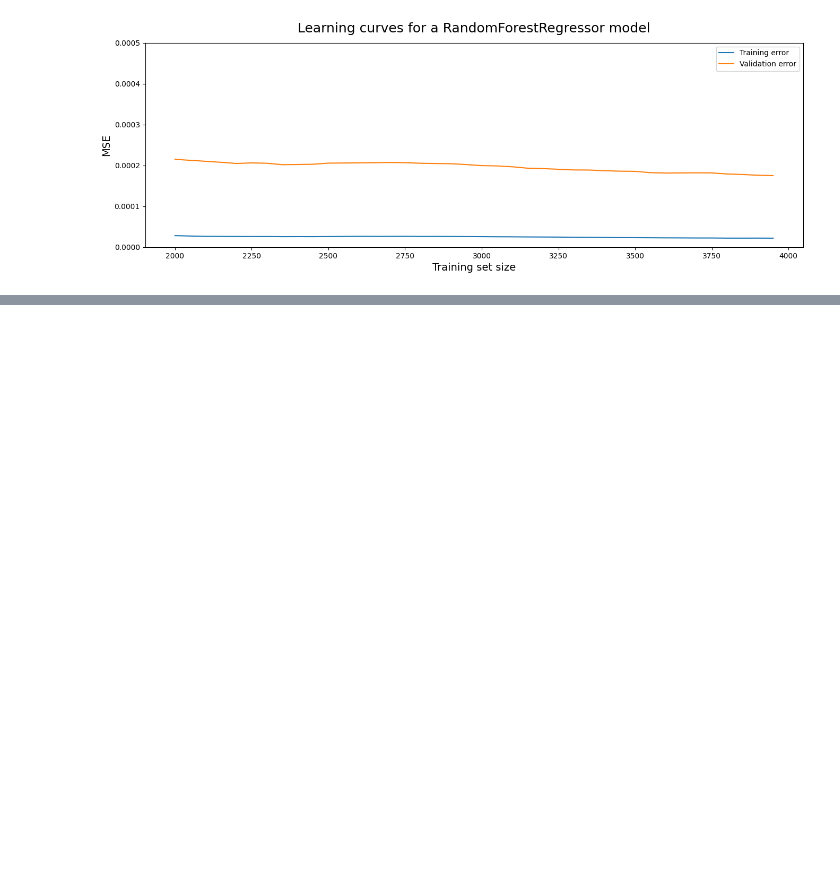
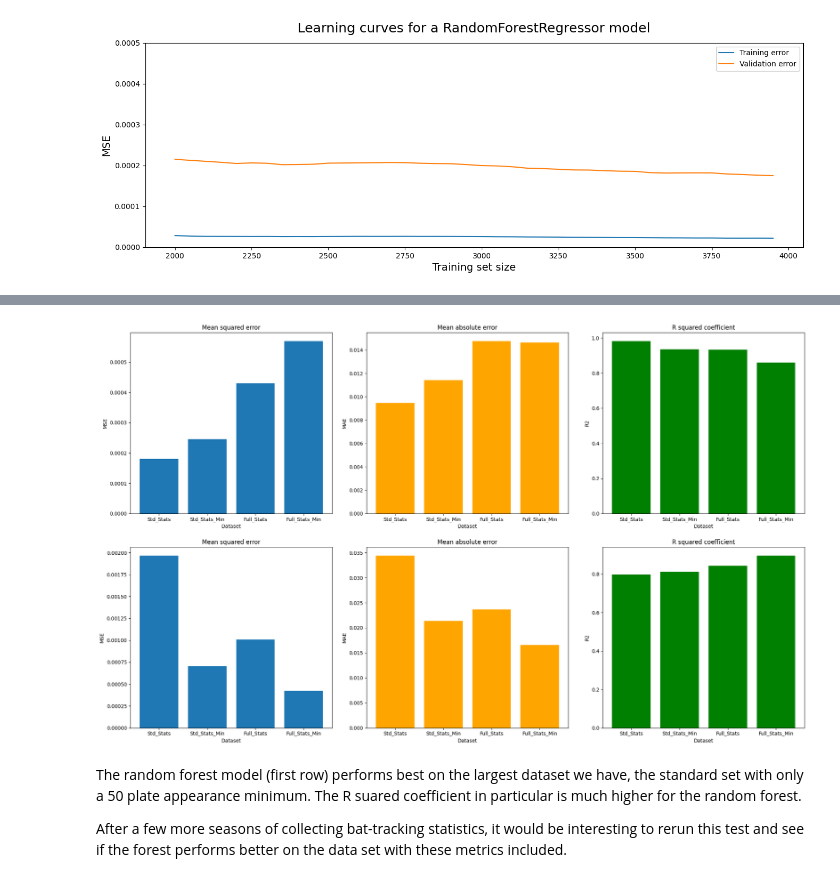
Before and after one commit to RyRom/da-proj, a Jupyter notebook: ml_demo.ipynb, the cells around one changed output, grey strips where cells are left out. Cells and saved outputs as stored; diff of their text form; code cells hidden in the pictures; blank space fills up the shorter version.

Commit message:
Finished first draft.

```diff
--- a/ml_demo.ipynb
+++ b/ml_demo.ipynb
@@ -1108,0 +1134,18 @@ learning_curves(rf, df, X_train.columns, 'slg_percent', range(2000, 4000, 50), 4
+# %%
+# Isolate predictor and target variables
+X = df_tracking.iloc[:,3:]
+X.drop(columns=['slg_percent'], inplace=True)
+
+y = df_tracking['slg_percent']
+
+# Test train split
+X_train, X_test, y_train, y_test = train_test_split(X, y, test_size=0.25, random_state=42)
+
+# Fit to training data
+rf1.fit(X_train, y_train)
+
+# Get predictions on test data
+rf1_test_scores = get_scores('random forest1 test', rf1, X_test, y_test)
+
+# Show results
+results_tree.loc[len(results_tree)] = ["Full_Stats", rf1_test_scores['MSE'].values[0], rf1_test_scores['MAE'].values[0], rf1_test_scores['r2'].values[0]]
@@ -1108,0 +1191,43 @@ learning_curves(rf, df, X_train.columns, 'slg_percent', range(2000, 4000, 50), 4
+# %%
+fig, ax = plt.subplots(2,3, figsize=(20, 12))
+
+# Plot each field
+ax[0][0].bar(x=results_tree.iloc[:, 0], height=results_tree.iloc[:, 1])
+ax[0][0].set_title('Mean squared error')
+ax[0][0].set_ylabel('MSE')
+ax[0][0].set_xlabel('Dataset')
+
+ax[0][1].bar(x=results_tree.iloc[:, 0], height=results_tree.iloc[:, 2], color='orange')
+ax[0][1].set_title('Mean absolute error')
+ax[0][1].set_ylabel('MAE')
+ax[0][1].set_xlabel('Dataset')
+
+ax[0][2].bar(x=results_tree.iloc[:, 0], height=results_tree.iloc[:, 3], color='green')
+ax[0][2].set_title('R squared coefficient')
+ax[0][2].set_ylabel('R2')
+ax[0][2].set_xlabel('Dataset')
+
+ax[1][0].bar(x=results.iloc[:, 0], height=results.iloc[:, 1])
+ax[1][0].set_title('Mean squared error')
+ax[1][0].set_ylabel('MSE')
+ax[1][0].set_xlabel('Dataset')
+
+ax[1][1].bar(x=results.iloc[:, 0], height=results.iloc[:, 2], color='orange')
+ax[1][1].set_title('Mean absolute error')
+ax[1][1].set_ylabel('MAE')
+ax[1][1].set_xlabel('Dataset')
+
+ax[1][2].bar(x=results.iloc[:, 0], height=results.iloc[:, 3], color='green')
+ax[1][2].set_title('R squared coefficient')
+ax[1][2].set_ylabel('R2')
+ax[1][2].set_xlabel('Dataset')
+
+# Fix padding to prevent overlap
+fig.tight_layout(w_pad=2, h_pad=2)
+plt.show()
+# %% [output]
+[figure, added]
+# %% [markdown]
+The random forest model (first row) performs best on the largest dataset we have, the standard set with only a 50 plate appearance minimum. The R suared coefficient in particular is much higher for the random forest.
+
+After a few more seasons of collecting bat-tracking statistics, it would be interesting to rerun this test and see if the forest performs better on the data set with these metrics included.
```
Also changed, not shown: parts of 13 cells of this notebook.
